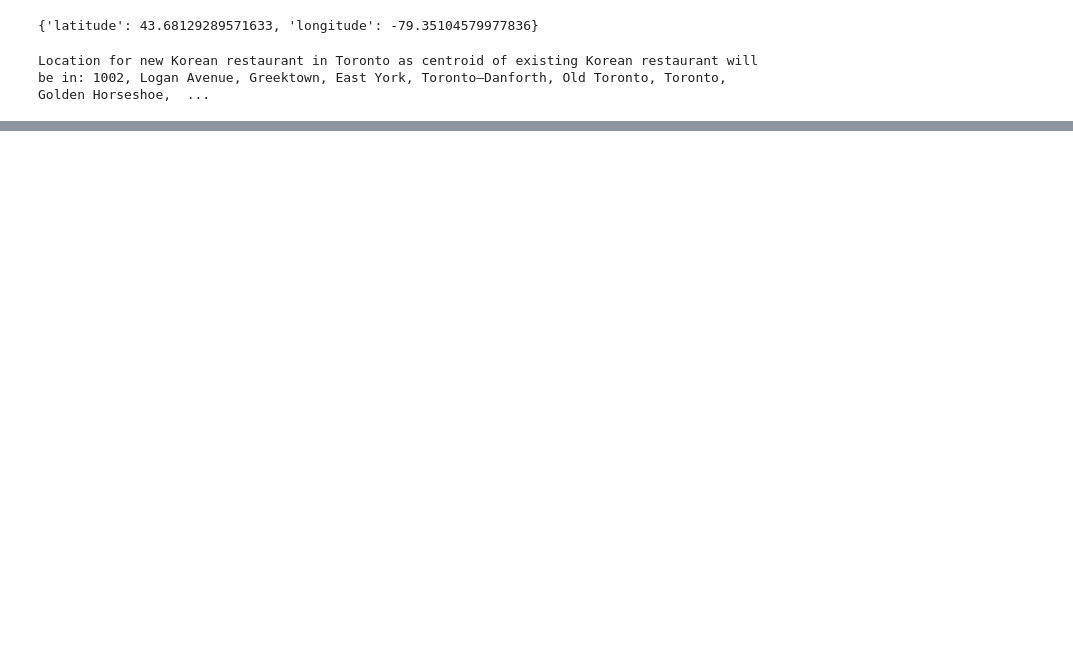
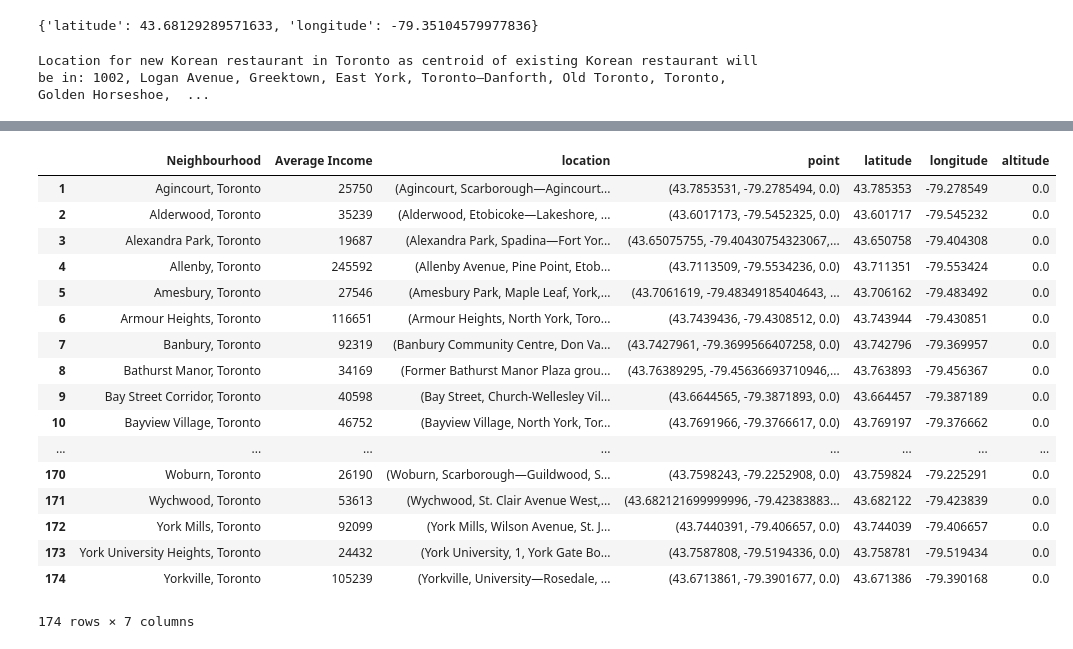
Before and after one commit to MutluO/Battle-of-Neighborhoods, a Jupyter notebook: Batle of Neighborhoods.ipynb, the cells around one changed output, grey strips where cells are left out. Drawn from its saved outputs; the diff is of its cells as text; code cells hidden in the pictures; blank space fills up the shorter version.

Commit message:
First commit Data analyze to decide city for a new Korean restaurant between NYC and Toronto, location in the chosen city and restaurant class dependent on average income of neighboorhood

```diff
--- a/Batle of Neighborhoods.ipynb
+++ b/Batle of Neighborhoods.ipynb
@@ -694,0 +624,7 @@ venues_map
+# %%
+#rename 'Name' to 'Neighbourhood'
+avrg_income_Toronto.rename(columns={'Name':'Neighbourhood'},inplace=True)
+# %%
+#add Toronto to each Neighborhood for geolocation with Geopy
+avrg_income_Toronto['Neighbourhood'] = avrg_income_Toronto['Neighbourhood'].astype(str) + ', Toronto'
+avrg_income_Toronto.head()
@@ -694,0 +643,2 @@ venues_map
+# %%
+avrg_income_Toronto.drop(avrg_income_Toronto.index[0], inplace=True)
@@ -694,0 +665,16 @@ venues_map
+# %%
+#getting geo data for Toronto neighborhoods
+from geopy.geocoders import Nominatim
+geolocator = Nominatim(user_agent="Neighbourhoods_Toronto")
+
+from geopy.extra.rate_limiter import RateLimiter
+
+# 1 - conveneint function to delay between geocoding calls
+geocode = RateLimiter(geolocator.geocode, min_delay_seconds=1)
+# 2- - create location column
+avrg_income_Toronto['location'] = avrg_income_Toronto['Neighbourhood'].apply(geocode)
+# 3 - create longitude, laatitude and altitude from location column (returns tuple)
+avrg_income_Toronto['point'] = avrg_income_Toronto['location'].apply(lambda loc: tuple(loc.point) if loc else None)
+# 4 - split point column into latitude, longitude and altitude columns
+avrg_income_Toronto[['latitude', 'longitude', 'altitude']] = pd.DataFrame(avrg_income_Toronto['point'].tolist(), index=avrg_income_Toronto.index)
+print('done')
@@ -694,0 +696,22 @@ venues_map
+# %%
+avrg_income_Tr_geo=avrg_income_Toronto
+avrg_income_Tr_geo
+# %% [output]
+|  | Neighbourhood | Average Income | location | point | latitude | longitude | altitude |
+| 1 | Agincourt, Toronto | 25750 | (Agincourt, Scarborough—Agincourt... | (43.7853531, -79.2785494, 0.0) | 43.785353 | -79.278549 | 0.0 |
+| 2 | Alderwood, Toronto | 35239 | (Alderwood, Etobicoke—Lakeshore, ... | (43.6017173, -79.5452325, 0.0) | 43.601717 | -79.545232 | 0.0 |
+| 3 | Alexandra Park, Toronto | 19687 | (Alexandra Park, Spadina—Fort Yor... | (43.65075755, -79.40430754323067,... | 43.650758 | -79.404308 | 0.0 |
+| 4 | Allenby, Toronto | 245592 | (Allenby Avenue, Pine Point, Etob... | (43.7113509, -79.5534236, 0.0) | 43.711351 | -79.553424 | 0.0 |
+| 5 | Amesbury, Toronto | 27546 | (Amesbury Park, Maple Leaf, York,... | (43.7061619, -79.48349185404643, ... | 43.706162 | -79.483492 | 0.0 |
+| 6 | Armour Heights, Toronto | 116651 | (Armour Heights, North York, Toro... | (43.7439436, -79.4308512, 0.0) | 43.743944 | -79.430851 | 0.0 |
+| 7 | Banbury, Toronto | 92319 | (Banbury Community Centre, Don Va... | (43.7427961, -79.3699566407258, 0.0) | 43.742796 | -79.369957 | 0.0 |
+| 8 | Bathurst Manor, Toronto | 34169 | (Former Bathurst Manor Plaza grou... | (43.76389295, -79.45636693710946,... | 43.763893 | -79.456367 | 0.0 |
+| 9 | Bay Street Corridor, Toronto | 40598 | (Bay Street, Church-Wellesley Vil... | (43.6644565, -79.3871893, 0.0) | 43.664457 | -79.387189 | 0.0 |
+| 10 | Bayview Village, Toronto | 46752 | (Bayview Village, North York, Tor... | (43.7691966, -79.3766617, 0.0) | 43.769197 | -79.376662 | 0.0 |
+| ... | ... | ... | ... | ... | ... | ... | ... |
+| 170 | Woburn, Toronto | 26190 | (Woburn, Scarborough—Guildwood, S... | (43.7598243, -79.2252908, 0.0) | 43.759824 | -79.225291 | 0.0 |
+| 171 | Wychwood, Toronto | 53613 | (Wychwood, St. Clair Avenue West,... | (43.682121699999996, -79.42383883... | 43.682122 | -79.423839 | 0.0 |
+| 172 | York Mills, Toronto | 92099 | (York Mills, Wilson Avenue, St. J... | (43.7440391, -79.406657, 0.0) | 43.744039 | -79.406657 | 0.0 |
+| 173 | York University Heights, Toronto | 24432 | (York University, 1, York Gate Bo... | (43.7587808, -79.5194336, 0.0) | 43.758781 | -79.519434 | 0.0 |
+| 174 | Yorkville, Toronto | 105239 | (Yorkville, University—Rosedale, ... | (43.6713861, -79.3901677, 0.0) | 43.671386 | -79.390168 | 0.0 |
+174 rows × 7 columns
```
Also changed, not shown: parts of 27 cells of this notebook.
